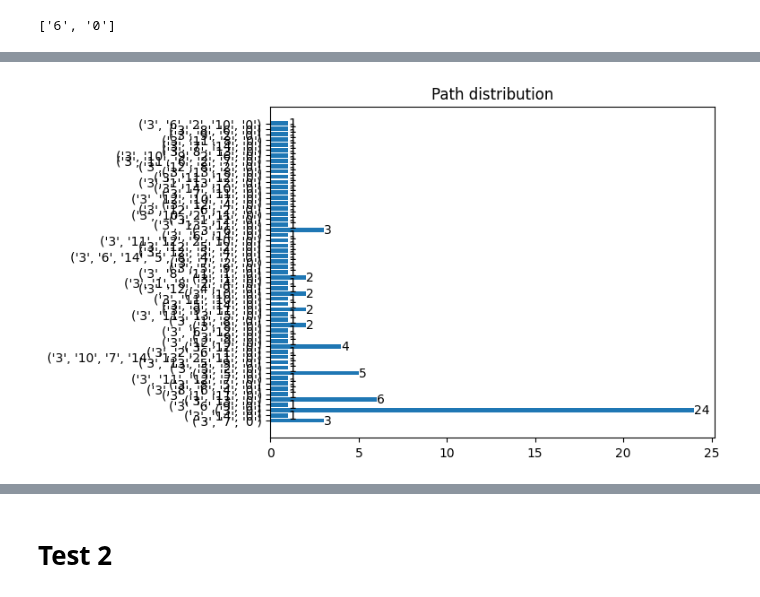
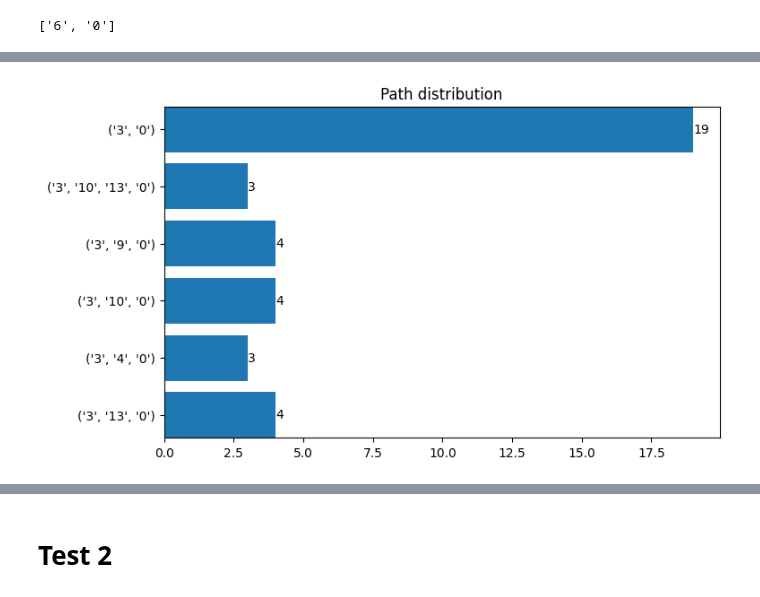
Before and after one commit to DTAlemayehu01/infection_propagation, a Jupyter notebook: notebooks/figures.ipynb, the cells around one changed output, grey strips where cells are left out. Drawn from its saved outputs; the diff is of its cells as text; code cells hidden in the pictures.

```diff
--- a/notebooks/figures.ipynb
+++ b/notebooks/figures.ipynb
@@ -150,7 +152,7 @@ Figures.time_distribution(data[1])
 # %%
-Figures.path_distribution(data[0])
+Figures.path_distribution(data[0], threshold=3, h=0.8)
 # %% [output]
-[figure, old version]
+[figure, new version]
 # %%
 Figures.time_per_path(data[1])
 # %% [output]
```
Also changed, not shown: parts of 12 cells of this notebook, 6 other files.
